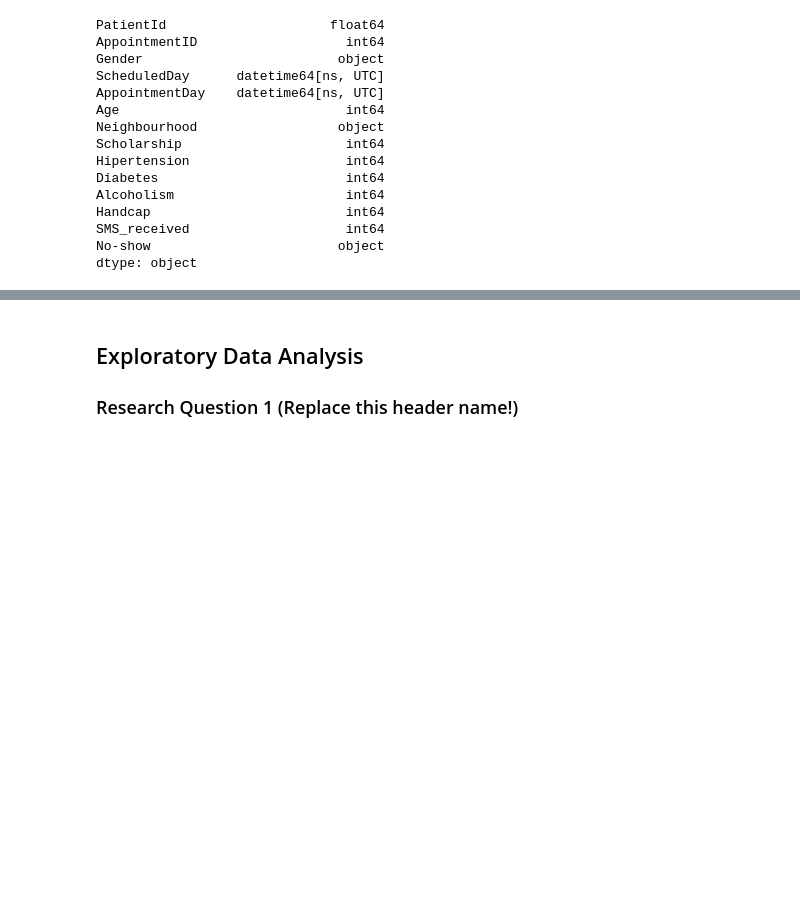
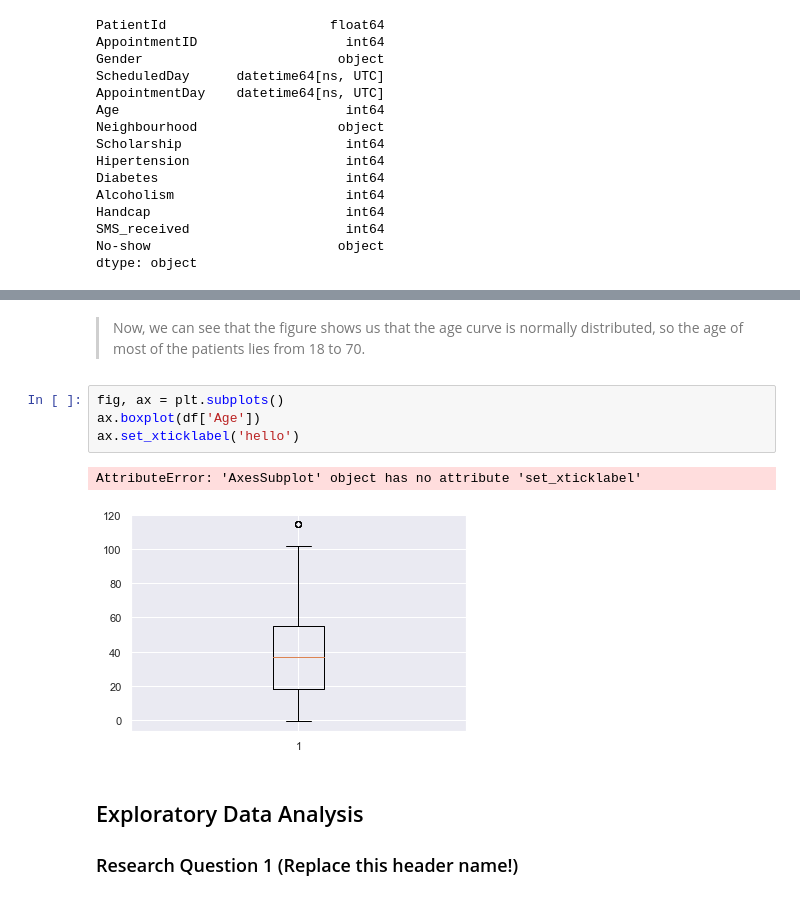
Before and after one commit to mo7amed7assan1911/Medical-Appointment-No-Shows, a Jupyter notebook: Investigate_a_Dataset.ipynb, the cells around one changed output, grey strips where cells are left out. Drawn from its saved outputs; the diff is of its cells as text; blank space fills up the shorter version.

```diff
--- a/Investigate_a_Dataset.ipynb
+++ b/Investigate_a_Dataset.ipynb
@@ -162,3 +212,12 @@ Name: Age, Length: 104, dtype: int64
+# %% [markdown]
+> Now, we can see that the figure shows us that the age curve is normally distributed, so the age of most of the patients lies from 18 to 70.
+# %%
+fig, ax = plt.subplots()
+ax.boxplot(df['Age'])
+ax.set_xticklabel('hello')
+# %% [output]
+AttributeError: 'AxesSubplot' object has no attribute 'set_xticklabel'
+[figure, added]
 # %% [markdown]
 <a id='eda'></a>
 ## Exploratory Data Analysis
```
Also changed, not shown: parts of 8 cells of this notebook.
